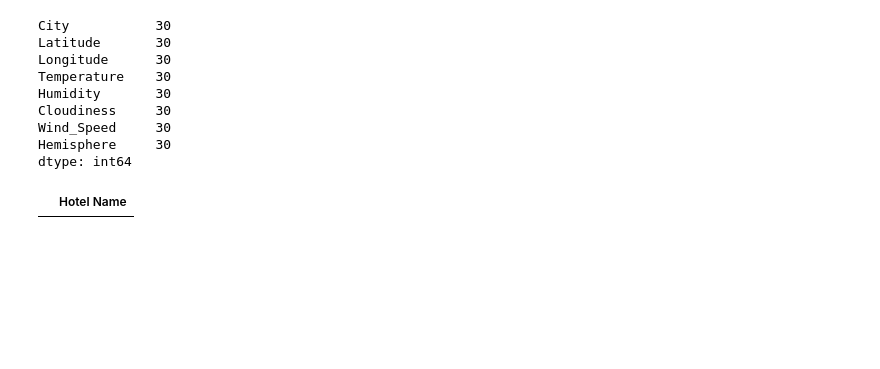
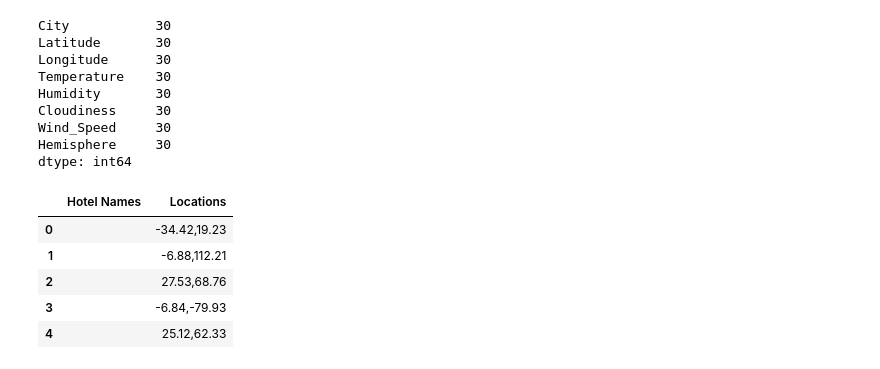
Before and after one commit to byoung11644/Python-API-Challenge, a Jupyter notebook: VacationPy/VacationPy.ipynb, the cells around one changed output. Saved outputs shown, nothing was run; the diff lists cells and outputs as text; code cells hidden in the pictures; blank space fills up the shorter version.

```diff
--- a/VacationPy/VacationPy.ipynb
+++ b/VacationPy/VacationPy.ipynb
@@ -67,11 +53,22 @@ Cloudiness     30
 Wind_Speed     30
 Hemisphere     30
 dtype: int64
-# %%
-hotel_df = pd.DataFrame({"Hotel Name": []})
-hotel_df
-# %% [output]
-|  | Hotel Name |
+# %%
+coords_list = []
+for index, row in vacation_df.iterrows():
+    coords = str(row['Latitude']) + "," + str(row['Longitude'])
+    coords_list.append(coords)
+
+hotel_dict = {"Hotel Names": "", "Locations": coords_list}
+hotel_df = pd.DataFrame(hotel_dict)
+hotel_df.head()
+# %% [output]
+|  | Hotel Names | Locations |
+| 0 |  | -34.42,19.23 |
+| 1 |  | -6.88,112.21 |
+| 2 |  | 27.53,68.76 |
+| 3 |  | -6.84,-79.93 |
+| 4 |  | 25.12,62.33 |
 # %%
 #Work with Google APIs
 
```
Also changed, not shown: parts of 5 cells of this notebook.
